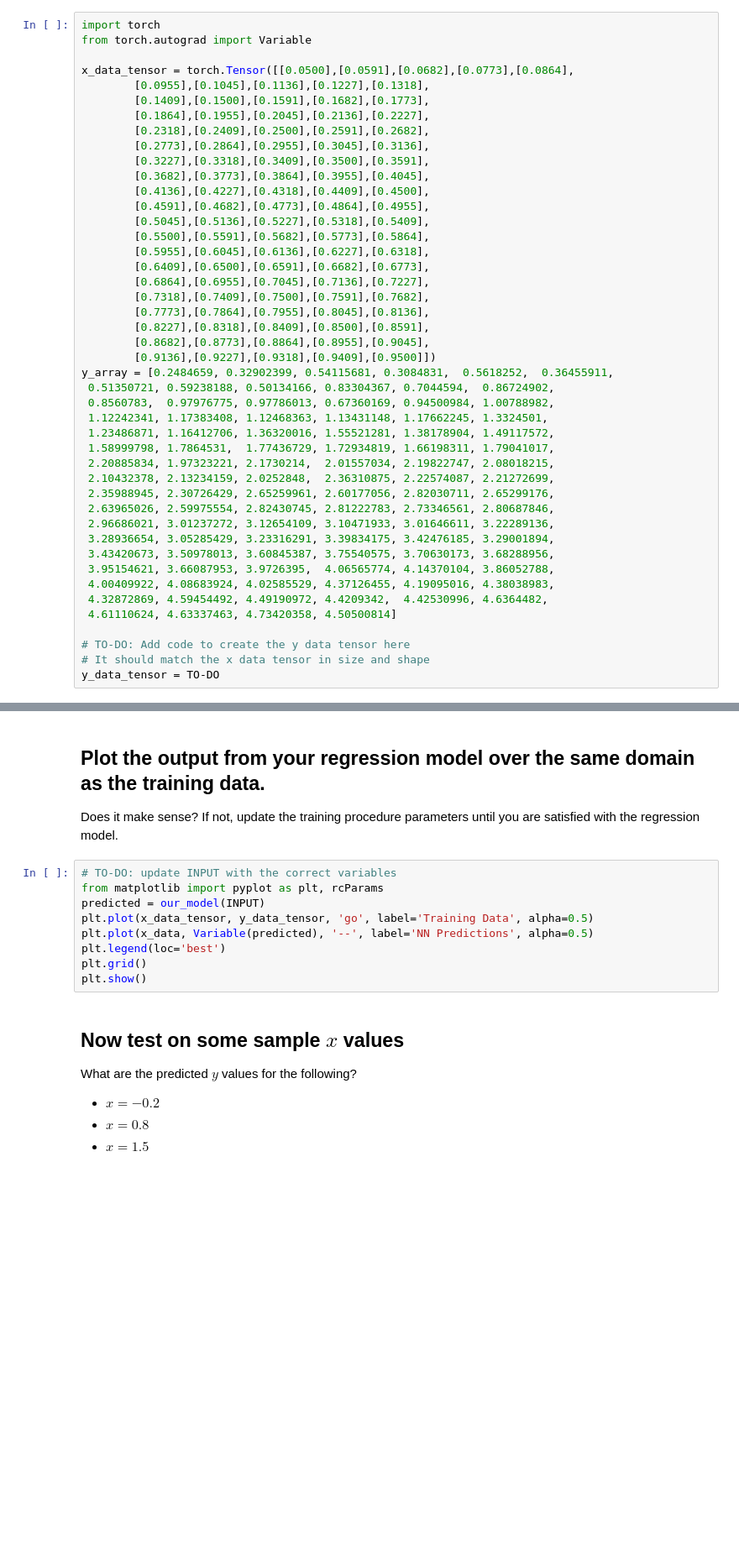
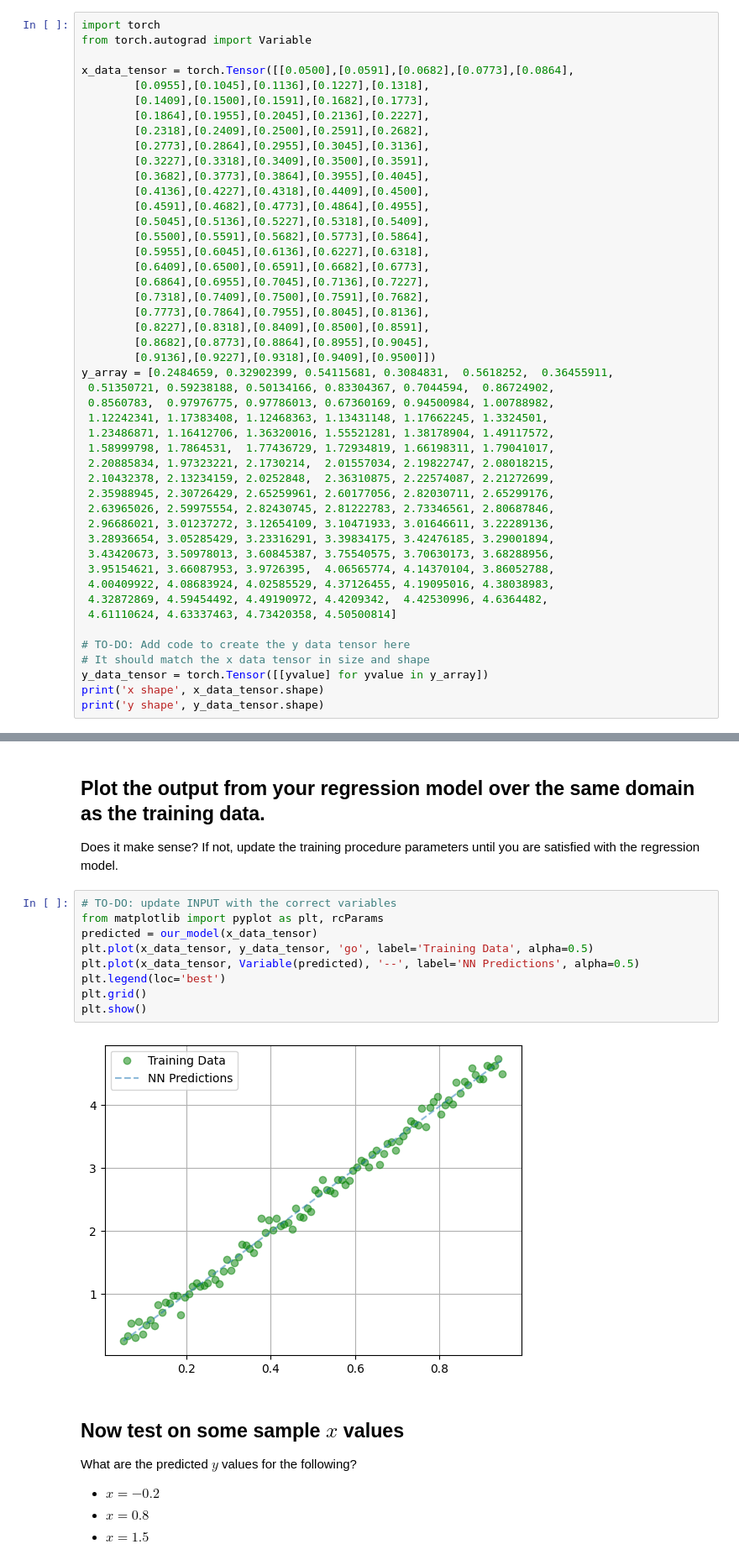
Before and after one commit to jefalk/phys152-2026, a Jupyter notebook: Exercises/Homework-1.ipynb, the cells around one changed output, grey strips where cells are left out. Shown at 84% size. Cells and saved outputs as stored; diff of their text form; blank space fills up the shorter version.

```diff
--- a/Exercises/Homework-1.ipynb
+++ b/Exercises/Homework-1.ipynb
@@ -128,4 +128,6 @@ y_array = [0.2484659, 0.32902399, 0.54115681, 0.3084831,  0.5618252,  0.36455911
 
 # TO-DO: Add code to create the y data tensor here
 # It should match the x data tensor in size and shape
-y_data_tensor = TO-DO
+y_data_tensor = torch.Tensor([[yvalue] for yvalue in y_array])
+print('x shape', x_data_tensor.shape)
+print('y shape', y_data_tensor.shape)
@@ -162,12 +185,14 @@ Does it make sense? If not, update the training procedure parameters until you a
 # %%
 # TO-DO: update INPUT with the correct variables
 from matplotlib import pyplot as plt, rcParams
-predicted = our_model(INPUT)
+predicted = our_model(x_data_tensor)
 plt.plot(x_data_tensor, y_data_tensor, 'go', label='Training Data', alpha=0.5)
-plt.plot(x_data, Variable(predicted), '--', label='NN Predictions', alpha=0.5)
+plt.plot(x_data_tensor, Variable(predicted), '--', label='NN Predictions', alpha=0.5)
 plt.legend(loc='best')
 plt.grid()
 plt.show()
+# %% [output]
+[figure, added]
 # %% [markdown]
 ## Now test on some sample $x$ values
 
```
Also changed, not shown: parts of 9 cells of this notebook.
